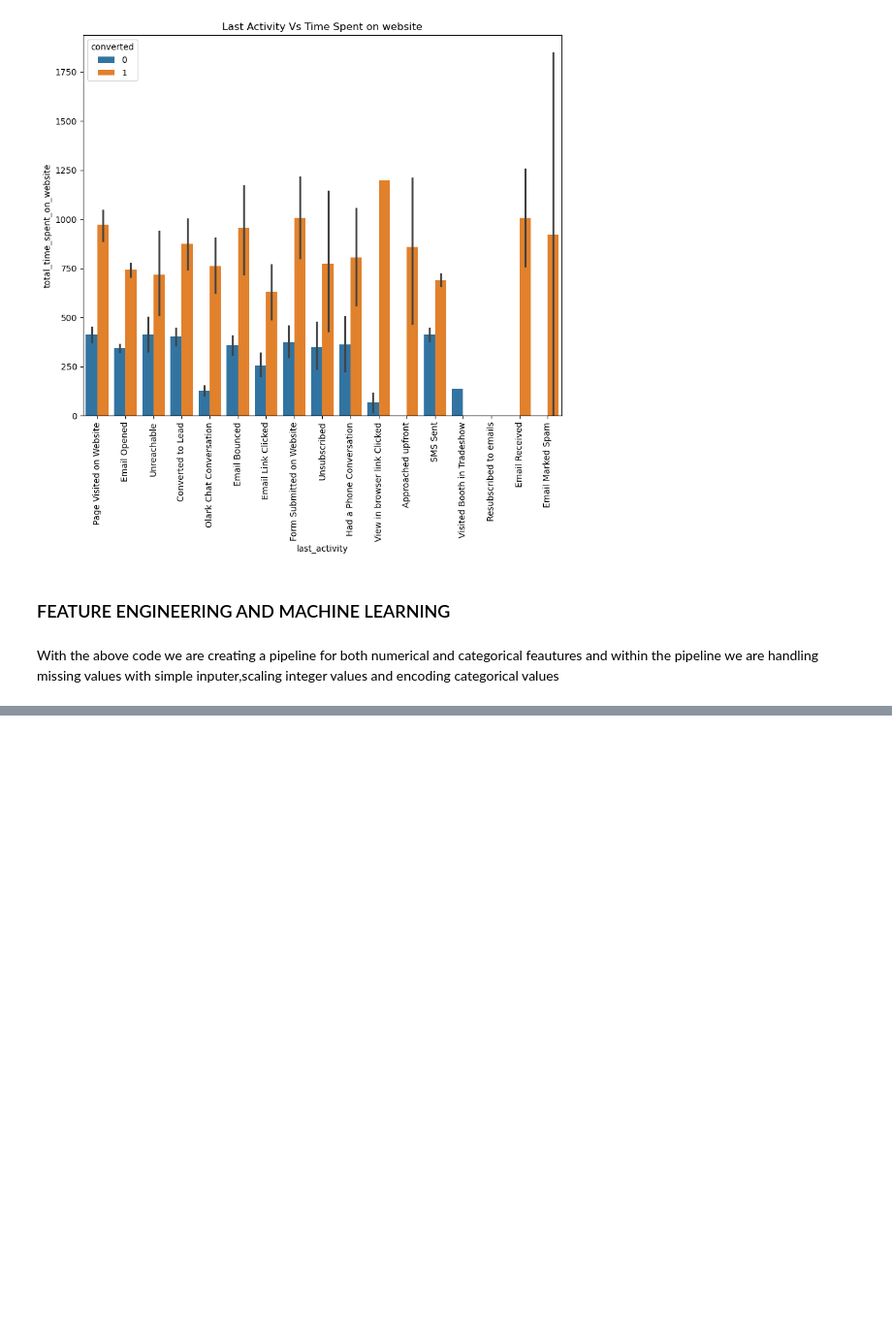
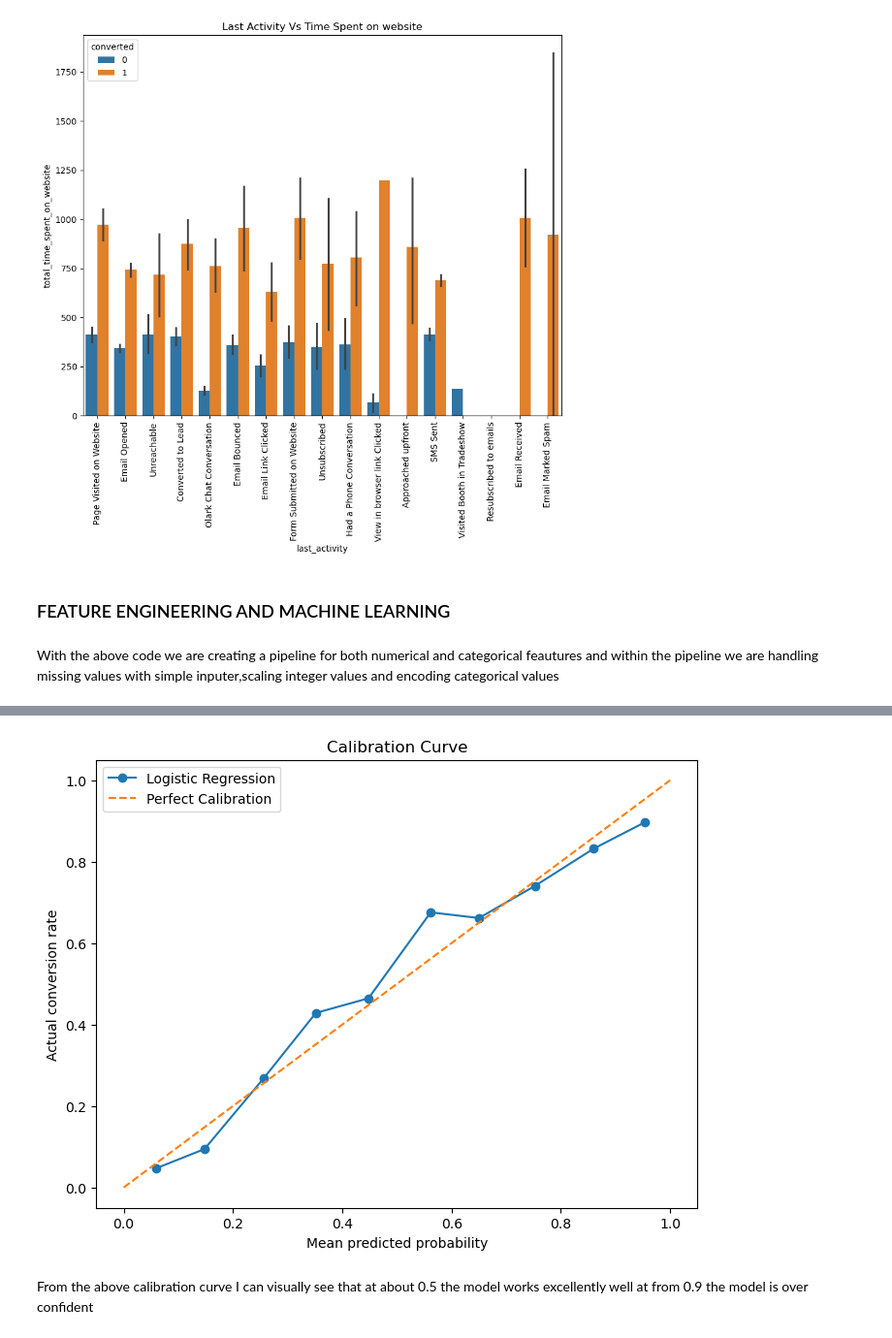
Before and after one commit to AyatiOgo/LEAD_SCORING_ML_PROJECT, a Jupyter notebook: LS.ipynb, the cells around one changed output, grey strips where cells are left out. Shown at 97% size. Cells and saved outputs as stored; diff of their text form; code cells hidden in the pictures; blank space fills up the shorter version.

```diff
--- a/LS.ipynb
+++ b/LS.ipynb
@@ -454,9 +448,11 @@ category_pipeline = Pipeline([
 With the above code we are creating a pipeline for both numerical and categorical feautures and within the pipeline we are handling
 missing values with simple inputer,scaling integer values and encoding categorical values
 # %%
+#preprocessor
+
 preprocessing = ColumnTransformer(
     transformers=[
         ('num', numerical_pipeline, numerical_feautures),
-        ('cat', category_pipeline(), categorical_feautures),
+        ('cat', category_pipeline, categorical_feautures),
     ]
     )
@@ -462,0 +543,4 @@ preprocessing = ColumnTransformer(
+# %%
+#checking how my model preforms under diifferent propability thresholds
+
+proba_predictions =  model.predict_proba(X_test)[:, 1]
@@ -462,0 +557,35 @@ preprocessing = ColumnTransformer(
+# %%
+#Checking our models calibration curve
+
+prob_true, prob_pred = calibration_curve(
+    y_test,
+    proba_predictions,
+    n_bins=10
+)
+# %%
+plt.figure(figsize=(8, 6))
+
+plt.plot(
+    prob_pred,
+    prob_true,
+    marker='o',
+    label='Logistic Regression'
+)
+
+plt.plot(
+    [0, 1],
+    [0, 1],
+    linestyle='--',
+    label='Perfect Calibration'
+)
+
+plt.xlabel('Mean predicted probability')
+plt.ylabel('Actual conversion rate')
+plt.title('Calibration Curve')
+plt.legend()
+
+plt.show()
+# %% [output]
+[figure, added]
+# %% [markdown]
+From the above calibration curve I can visually see that at about 0.5 the model works excellently well at from 0.9 the model is over confident
```
Also changed, not shown: parts of 13 cells of this notebook.
